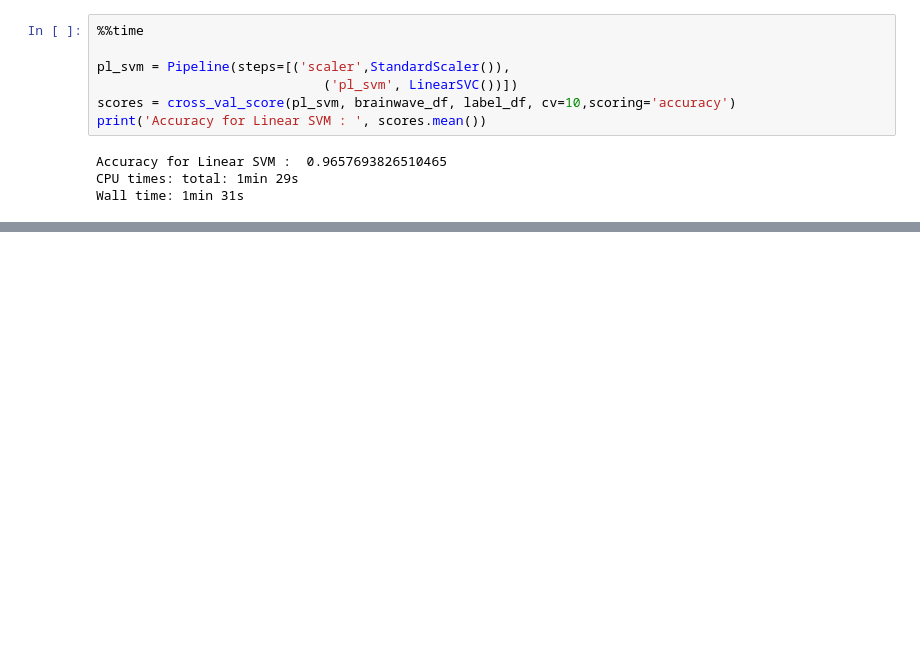
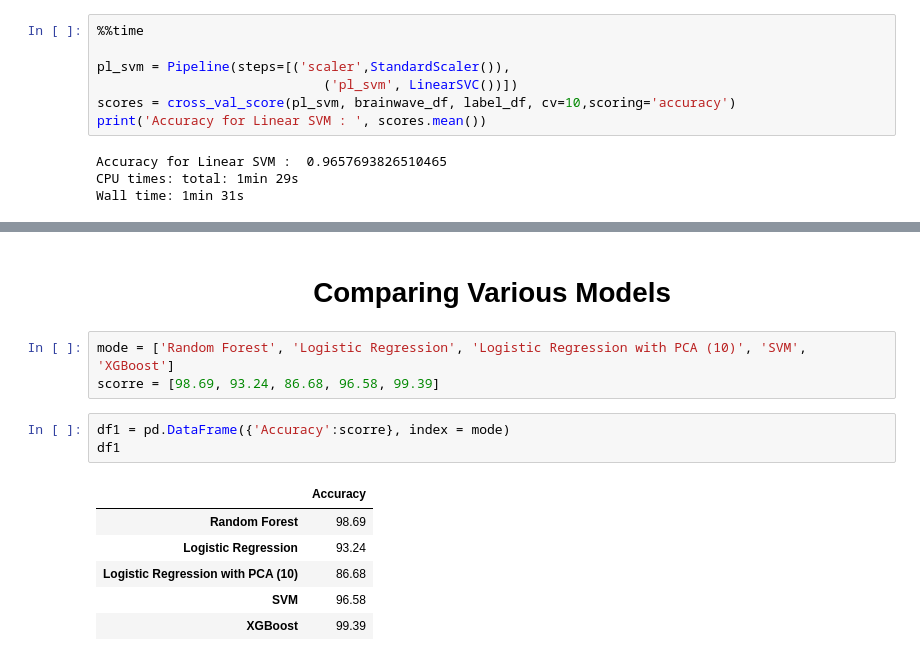
Before and after one commit to Namratha2301/CognitiveEmotion, a Jupyter notebook: Emotions From Brain Activity.ipynb, the cells around one changed output, grey strips where cells are left out. Drawn from its saved outputs; the diff is of its cells as text; blank space fills up the shorter version.

Commit message:
XGBoost& Model Comparison

```diff
--- a/Emotions From Brain Activity.ipynb
+++ b/Emotions From Brain Activity.ipynb
@@ -261,0 +299,15 @@ Wall time: 1min 31s
+# %% [markdown]
+<h1 align="center" >Comparing Various Models</h1>
+# %%
+mode = ['Random Forest', 'Logistic Regression', 'Logistic Regression with PCA (10)', 'SVM', 'XGBoost']
+scorre = [98.69, 93.24, 86.68, 96.58, 99.39]
+# %%
+df1 = pd.DataFrame({'Accuracy':scorre}, index = mode)
+df1
+# %% [output]
+|  | Accuracy |
+| Random Forest | 98.69 |
+| Logistic Regression | 93.24 |
+| Logistic Regression with PCA (10) | 86.68 |
+| SVM | 96.58 |
+| XGBoost | 99.39 |
```
Also changed, not shown: parts of 5 cells of this notebook.
